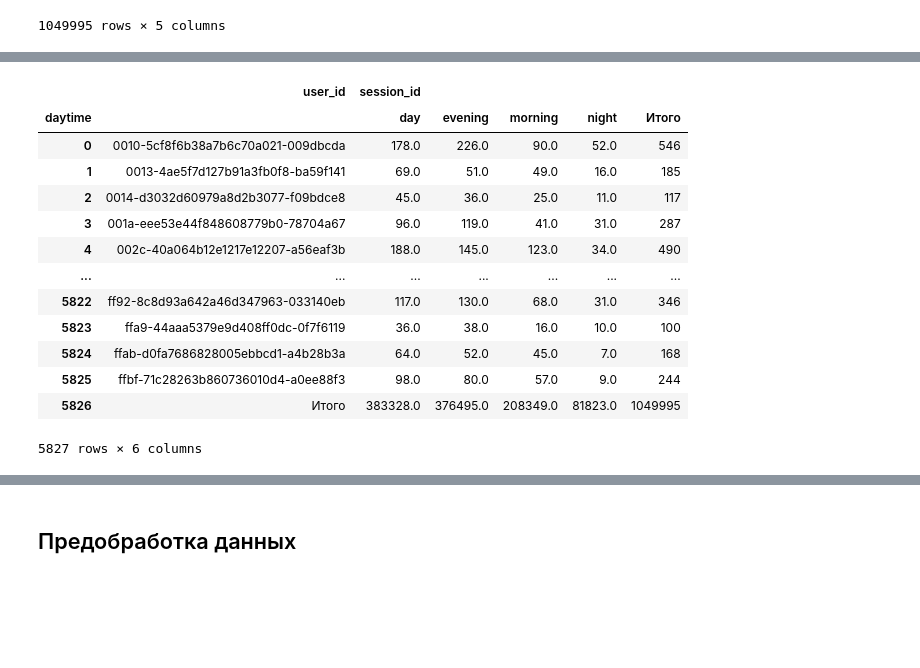
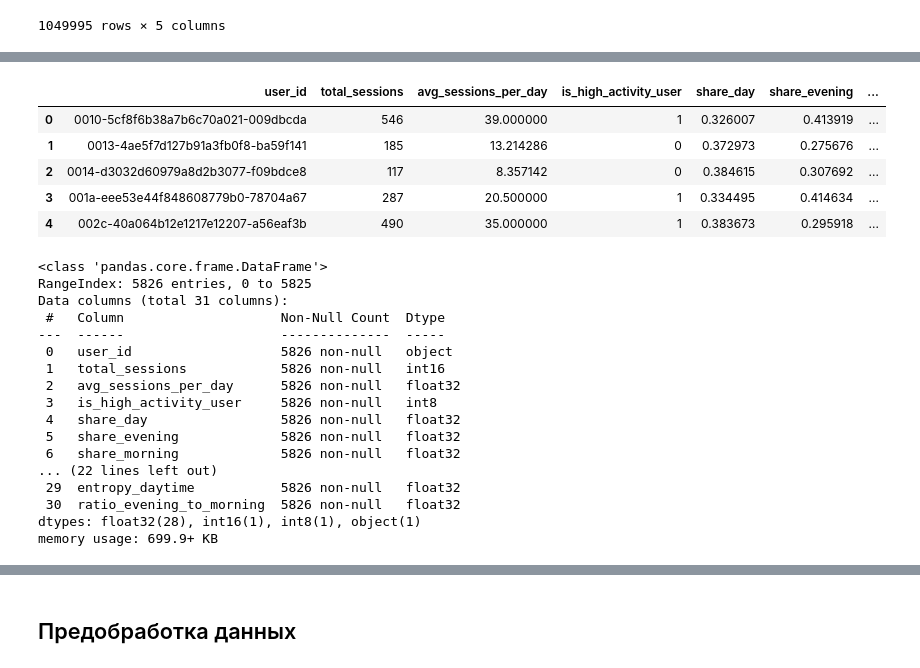
Before and after one commit to TemaQDX/project_module_03_yeti, a Jupyter notebook: project_module_03_yeti_Artem_Burov.ipynb, the cells around one changed output, grey strips where cells are left out. Cells and saved outputs as stored; diff of their text form; code cells hidden in the pictures; blank space fills up the shorter version.

```diff
--- a/project_module_03_yeti_Artem_Burov.ipynb
+++ b/project_module_03_yeti_Artem_Burov.ipynb
@@ -647,23 +594,0 @@ df_visits_daytime
-# %%
-pd.pivot_table(df_visits[['session_id', 'user_id', 'daytime']],
-                    index='user_id',
-                    columns='daytime',
-                    aggfunc={'session_id': 'count'},
-                    margins=True,
-                    margins_name='Итого'
-                ).reset_index()
-# %% [output]
-|  | user_id | session_id |  |  |  |  |
-| daytime |  | day | evening | morning | night | Итого |
-| 0 | 0010-5cf8f6b38a7b6c70a021-009dbcda | 178.0 | 226.0 | 90.0 | 52.0 | 546 |
-| 1 | 0013-4ae5f7d127b91a3fb0f8-ba59f141 | 69.0 | 51.0 | 49.0 | 16.0 | 185 |
-| 2 | 0014-d3032d60979a8d2b3077-f09bdce8 | 45.0 | 36.0 | 25.0 | 11.0 | 117 |
-| 3 | 001a-eee53e44f848608779b0-78704a67 | 96.0 | 119.0 | 41.0 | 31.0 | 287 |
-| 4 | 002c-40a064b12e1217e12207-a56eaf3b | 188.0 | 145.0 | 123.0 | 34.0 | 490 |
-| ... | ... | ... | ... | ... | ... | ... |
-| 5822 | ff92-8c8d93a642a46d347963-033140eb | 117.0 | 130.0 | 68.0 | 31.0 | 346 |
-| 5823 | ffa9-44aaa5379e9d408ff0dc-0f7f6119 | 36.0 | 38.0 | 16.0 | 10.0 | 100 |
-| 5824 | ffab-d0fa7686828005ebbcd1-a4b28b3a | 64.0 | 52.0 | 45.0 | 7.0 | 168 |
-| 5825 | ffbf-71c28263b860736010d4-a0ee88f3 | 98.0 | 80.0 | 57.0 | 9.0 | 244 |
-| 5826 | Итого | 383328.0 | 376495.0 | 208349.0 | 81823.0 | 1049995 |
-5827 rows × 6 columns
@@ -669,0 +687,30 @@ pd.pivot_table(df_visits[['session_id', 'user_id', 'daytime']],
+# %%
+df_user_logs = optimize_dataframe(build_user_features(df_visits))
+df_user_logs.head()
+# %% [output]
+|  | user_id | total_sessions | avg_sessions_per_day | is_high_activity_user | share_day | share_evening | ... |
+| 0 | 0010-5cf8f6b38a7b6c70a021-009dbcda | 546 | 39.000000 | 1 | 0.326007 | 0.413919 | ... |
+| 1 | 0013-4ae5f7d127b91a3fb0f8-ba59f141 | 185 | 13.214286 | 0 | 0.372973 | 0.275676 | ... |
+| 2 | 0014-d3032d60979a8d2b3077-f09bdce8 | 117 | 8.357142 | 0 | 0.384615 | 0.307692 | ... |
+| 3 | 001a-eee53e44f848608779b0-78704a67 | 287 | 20.500000 | 1 | 0.334495 | 0.414634 | ... |
+| 4 | 002c-40a064b12e1217e12207-a56eaf3b | 490 | 35.000000 | 1 | 0.383673 | 0.295918 | ... |
+# %%
+df_user_logs.info()
+# %% [output]
+<class 'pandas.core.frame.DataFrame'>
+RangeIndex: 5826 entries, 0 to 5825
+Data columns (total 31 columns):
+ #   Column                    Non-Null Count  Dtype
+---  ------                    --------------  -----
+ 0   user_id                   5826 non-null   object
+ 1   total_sessions            5826 non-null   int16
+ 2   avg_sessions_per_day      5826 non-null   float32
+ 3   is_high_activity_user     5826 non-null   int8
+ 4   share_day                 5826 non-null   float32
+ 5   share_evening             5826 non-null   float32
+ 6   share_morning             5826 non-null   float32
+... (22 lines left out)
+ 29  entropy_daytime           5826 non-null   float32
+ 30  ratio_evening_to_morning  5826 non-null   float32
+dtypes: float32(28), int16(1), int8(1), object(1)
+memory usage: 699.9+ KB
```
Also changed, not shown: parts of 12 cells of this notebook.
